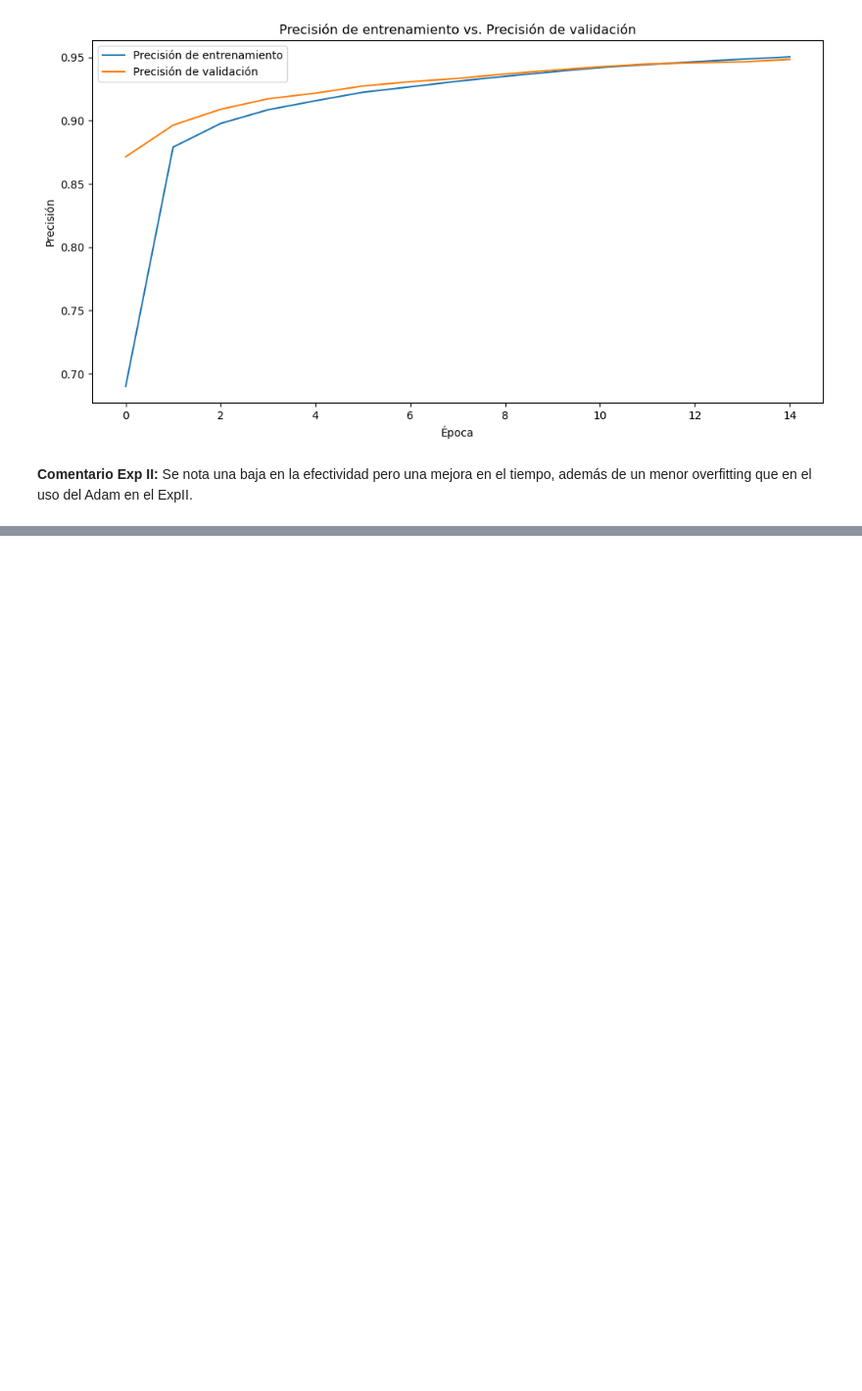
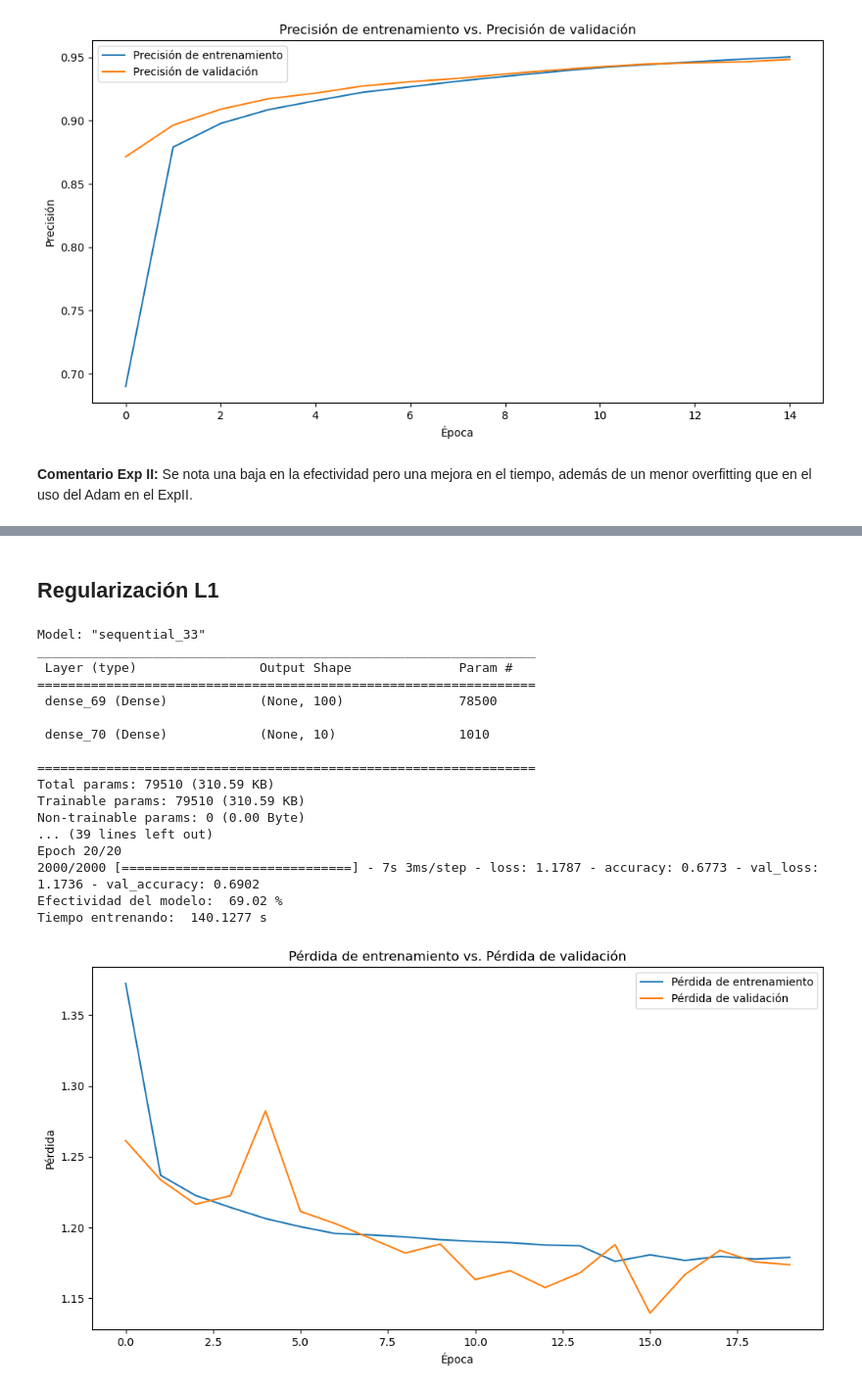
Before and after one commit to RZeusHerMun/RNAs, a Jupyter notebook: T3 - Red Secuencial Densa con Keras/Red Densa con Keras.ipynb, the cells around one changed output, grey strips where cells are left out. Shown at 98% size. Cells and saved outputs as stored; diff of their text form; code cells hidden in the pictures; blank space fills up the shorter version.

Commit message:
Regularización L1 al ExpII.

```diff
--- a/T3 - Red Secuencial Densa con Keras/Red Densa con Keras.ipynb
+++ b/T3 - Red Secuencial Densa con Keras/Red Densa con Keras.ipynb
@@ -483,0 +488,2 @@ Tiempo entrenando:  59.1773 s
+# %% [markdown]
+## Regularización L1
@@ -483,0 +492,78 @@ Tiempo entrenando:  59.1773 s
+# %%
+learning_rate = 0.01
+epochs = 20
+batch_size = 30
+# neuronas = 100
+
+dataset = mnist.load_data()
+(x_train, y_train), (x_test, y_test) = dataset
+
+x_trainv = x_train.reshape(60000, 784)
+x_testv = x_test.reshape(10000, 784)
+x_trainv = x_trainv.astype('float32')
+x_testv = x_testv.astype('float32')
+
+x_trainv /= 255 #estaba dividiendo /225
+x_testv /= 255
+
+num_classes = 10
+y_trainc = keras.utils.to_categorical(y_train, num_classes)
+y_testc = keras.utils.to_categorical(y_test, num_classes)
+
+model = Sequential()
+model.add(Dense(100, activation='relu', kernel_regularizer=regularizers.l1(0.01), input_shape=(784,)))
+model.add(Dense(num_classes, activation='sigmoid'))
+model.summary()
+
+model.compile(loss='binary_crossentropy', optimizer=keras.optimizers.Adam(learning_rate=learning_rate), metrics=['accuracy'])
+
+inicio = time.time()
+history = model.fit(x_trainv, y_trainc,
+                    batch_size=batch_size,
+                    epochs=epochs,
+                    verbose=1,
+                    validation_data=(x_testv, y_testc)
+                    )
+fin = time.time()
+test_loss, test_acc = model.evaluate(x_testv, y_testc, verbose=0)
+print("Efectividad del modelo: ", round((test_acc * 100), 2), "%")
+print("Tiempo entrenando: ",round(fin-inicio, 4),"s")
+
+# Grafica la pérdida de entrenamiento y validación
+plt.figure(figsize=(12, 6))
+plt.plot(history.history['loss'], label='Pérdida de entrenamiento')
+plt.plot(history.history['val_loss'], label='Pérdida de validación')
+plt.title('Pérdida de entrenamiento vs. Pérdida de validación')
+plt.ylabel('Pérdida')
+plt.xlabel('Época')
+plt.legend()
+plt.show()
+
+# Grafica la precisión de entrenamiento y validación
+plt.figure(figsize=(12, 6))
+plt.plot(history.history['accuracy'], label='Precisión de entrenamiento')
+plt.plot(history.history['val_accuracy'], label='Precisión de validación')
+plt.title('Precisión de entrenamiento vs. Precisión de validación')
+plt.ylabel('Precisión')
+plt.xlabel('Época')
+plt.legend()
+plt.show()
+# %% [output]
+Model: "sequential_33"
+_________________________________________________________________
+ Layer (type)                Output Shape              Param #
+=================================================================
+ dense_69 (Dense)            (None, 100)               78500
+
+ dense_70 (Dense)            (None, 10)                1010
+
+=================================================================
+Total params: 79510 (310.59 KB)
+Trainable params: 79510 (310.59 KB)
+Non-trainable params: 0 (0.00 Byte)
+... (39 lines left out)
+Epoch 20/20
+2000/2000 [==============================] - 7s 3ms/step - loss: 1.1787 - accuracy: 0.6773 - val_loss: 1.1736 - val_accuracy: 0.6902
+Efectividad del modelo:  69.02 %
+Tiempo entrenando:  140.1277 s
+[figure, added]
```
Also changed, not shown: parts of 4 cells of this notebook.
